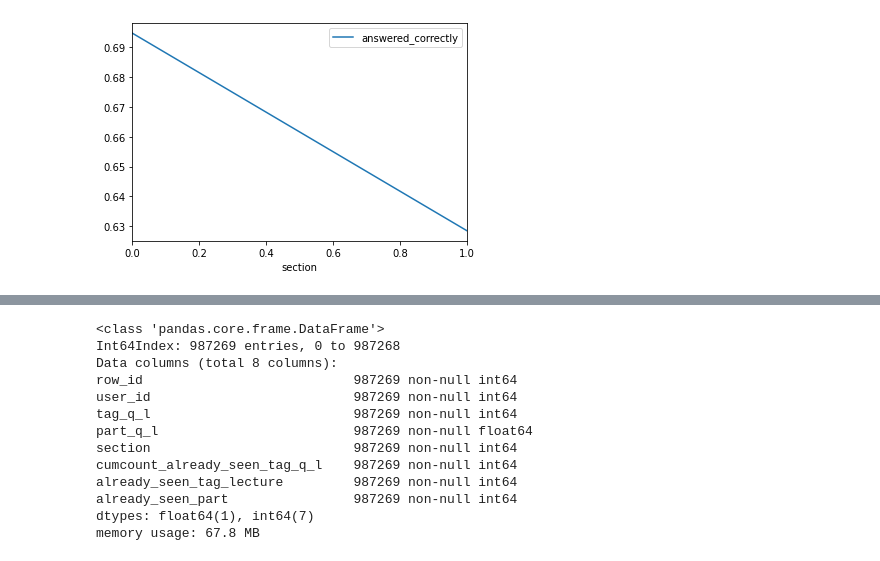
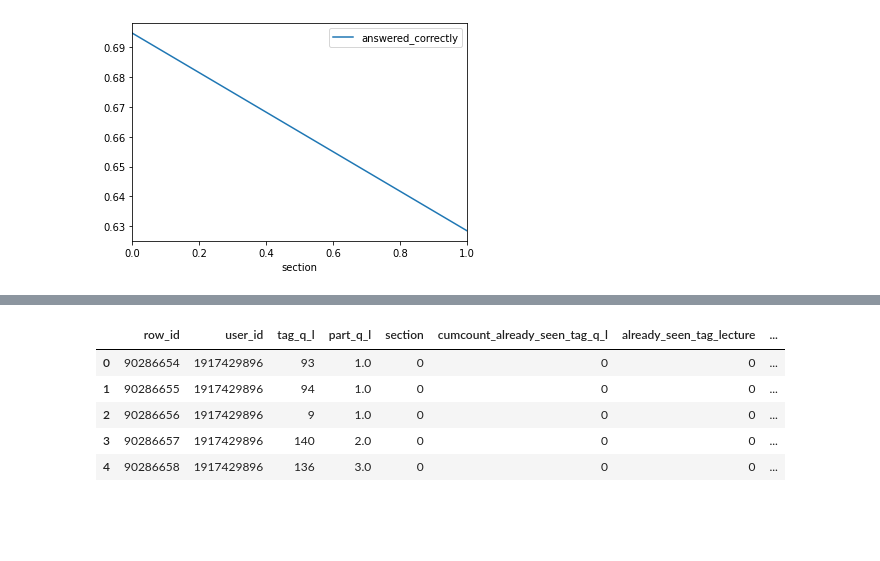
Before and after one commit to YohannD/riiid_final_project, a Jupyter notebook: notebooks/tags-exploration.ipynb, the cells around one changed output, grey strips where cells are left out. Cells and saved outputs as stored; diff of their text form; code cells hidden in the pictures; blank space fills up the shorter version.

```diff
--- a/notebooks/tags-exploration.ipynb
+++ b/notebooks/tags-exploration.ipynb
@@ -680,20 +663,13 @@ memory usage: 150.6+ MB
 # %%
 df_train_with_tags = df_train_final[['row_id','user_id','tag_q_l','part_q_l','section','cumcount_already_seen_tag_q_l','already_seen_tag_lecture','already_seen_part']]
 # %%
-df_train_with_tags.info()
+df_train_with_tags.head()
 # %% [output]
-<class 'pandas.core.frame.DataFrame'>
-Int64Index: 987269 entries, 0 to 987268
-Data columns (total 8 columns):
-row_id                           987269 non-null int64
-user_id                          987269 non-null int64
-tag_q_l                          987269 non-null int64
-part_q_l                         987269 non-null float64
-section                          987269 non-null int64
-cumcount_already_seen_tag_q_l    987269 non-null int64
-already_seen_tag_lecture         987269 non-null int64
-already_seen_part                987269 non-null int64
-dtypes: float64(1), int64(7)
-memory usage: 67.8 MB
+|  | row_id | user_id | tag_q_l | part_q_l | section | cumcount_already_seen_tag_q_l | already_seen_tag_lecture | ... |
+| 0 | 90286654 | 1917429896 | 93 | 1.0 | 0 | 0 | 0 | ... |
+| 1 | 90286655 | 1917429896 | 94 | 1.0 | 0 | 0 | 0 | ... |
+| 2 | 90286656 | 1917429896 | 9 | 1.0 | 0 | 0 | 0 | ... |
+| 3 | 90286657 | 1917429896 | 140 | 2.0 | 0 | 0 | 0 | ... |
+| 4 | 90286658 | 1917429896 | 136 | 3.0 | 0 | 0 | 0 | ... |
 # %%
 df_train_with_tags.to_csv('../data/df_train_with_tags.csv', index=False)
```
Also changed, not shown: parts of 15 cells of this notebook.
